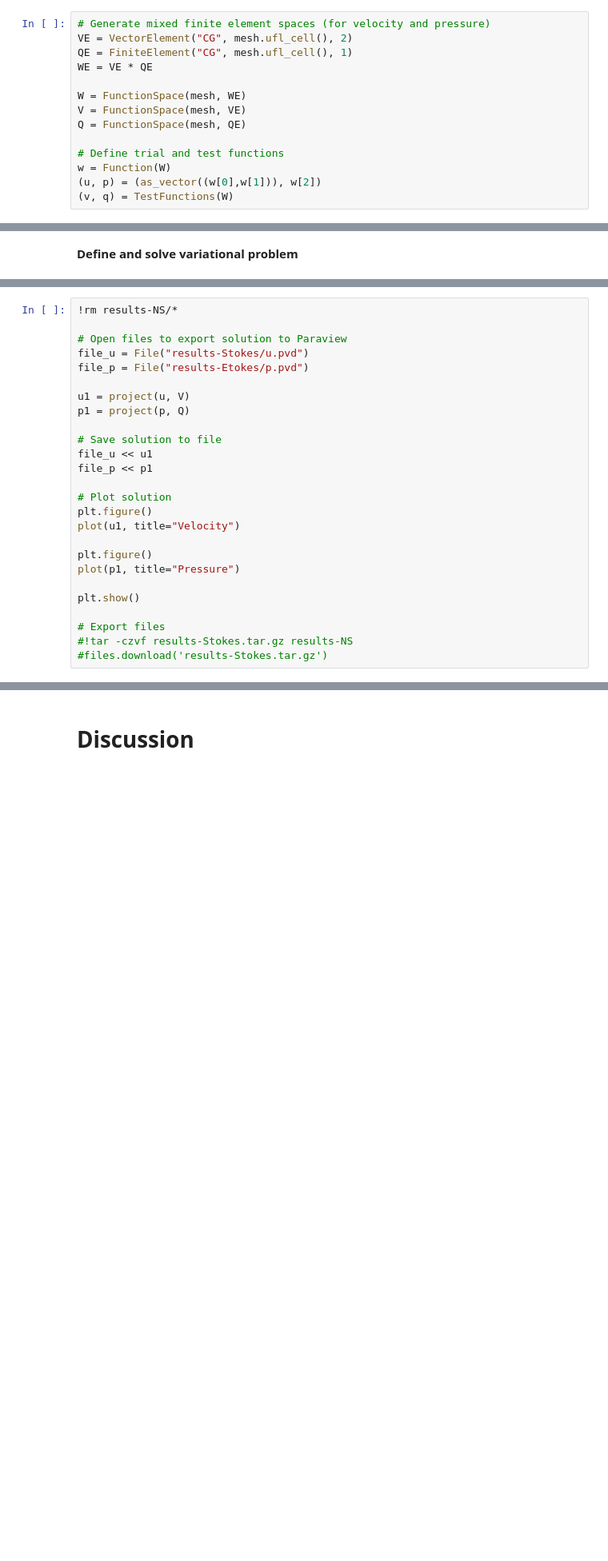
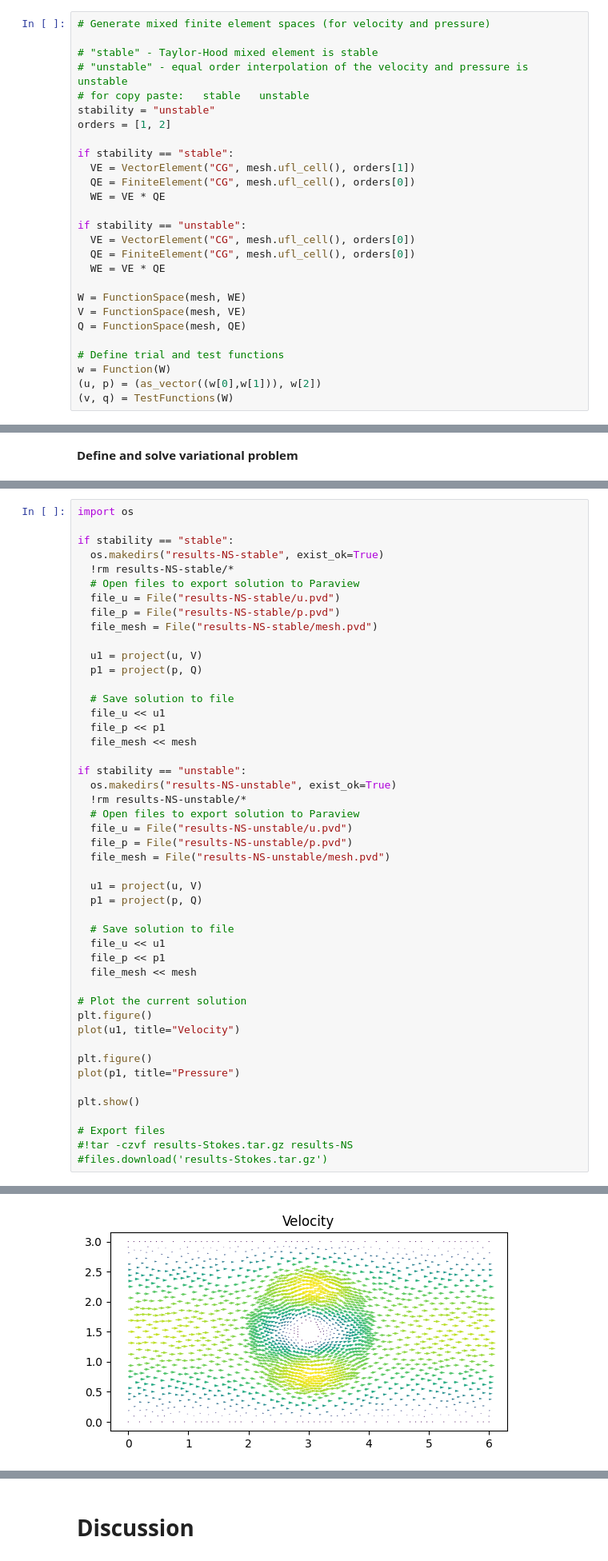
Before and after one commit to AdamHopkinss/DD2365, a Jupyter notebook: template_report_Stokes.ipynb, the cells around one changed output, grey strips where cells are left out. Shown: that part at 80% size. Cells and saved outputs as stored; diff of their text form; blank space fills up the shorter version.

```diff
--- a/template_report_Stokes.ipynb
+++ b/template_report_Stokes.ipynb
@@ -155,9 +137,22 @@ plt.show()
 **Define finite element approximation spaces**
 # %%
 # Generate mixed finite element spaces (for velocity and pressure)
-VE = VectorElement("CG", mesh.ufl_cell(), 2)
-QE = FiniteElement("CG", mesh.ufl_cell(), 1)
-WE = VE * QE
+
+# "stable" - Taylor-Hood mixed element is stable
+# "unstable" - equal order interpolation of the velocity and pressure is unstable
+# for copy paste:   stable   unstable
+stability = "unstable"
+orders = [1, 2]
+
+if stability == "stable":
+  VE = VectorElement("CG", mesh.ufl_cell(), orders[1])
+  QE = FiniteElement("CG", mesh.ufl_cell(), orders[0])
+  WE = VE * QE
+
+if stability == "unstable":
+  VE = VectorElement("CG", mesh.ufl_cell(), orders[0])
+  QE = FiniteElement("CG", mesh.ufl_cell(), orders[0])
+  WE = VE * QE
 
 W = FunctionSpace(mesh, WE)
 V = FunctionSpace(mesh, VE)
@@ -348,18 +195,39 @@ INFO:FFC:FFC finished in 0.271057 seconds.
 # %%
-!rm results-NS/*
+import os
 
-# Open files to export solution to Paraview
-file_u = File("results-Stokes/u.pvd")
-file_p = File("results-Etokes/p.pvd")
+if stability == "stable":
+  os.makedirs("results-NS-stable", exist_ok=True)
+  !rm results-NS-stable/*
+  # Open files to export solution to Paraview
+  file_u = File("results-NS-stable/u.pvd")
+  file_p = File("results-NS-stable/p.pvd")
+  file_mesh = File("results-NS-stable/mesh.pvd")
 
-u1 = project(u, V)
-p1 = project(p, Q)
+  u1 = project(u, V)
+  p1 = project(p, Q)
 
-# Save solution to file
-file_u << u1
-file_p << p1
+  # Save solution to file
+  file_u << u1
+  file_p << p1
+  file_mesh << mesh
 
-# Plot solution
+if stability == "unstable":
+  os.makedirs("results-NS-unstable", exist_ok=True)
+  !rm results-NS-unstable/*
+  # Open files to export solution to Paraview
+  file_u = File("results-NS-unstable/u.pvd")
+  file_p = File("results-NS-unstable/p.pvd")
+  file_mesh = File("results-NS-unstable/mesh.pvd")
+
+  u1 = project(u, V)
+  p1 = project(p, Q)
+
+  # Save solution to file
+  file_u << u1
+  file_p << p1
+  file_mesh << mesh
+
+# Plot the current solution
 plt.figure()
 plot(u1, title="Velocity")
 
@@ -484,0 +243 @@ INFO:FFC:FFC finished in 0.0430968 seconds.
+[figure, added]
```
Also changed, not shown: parts of 6 cells of this notebook.
